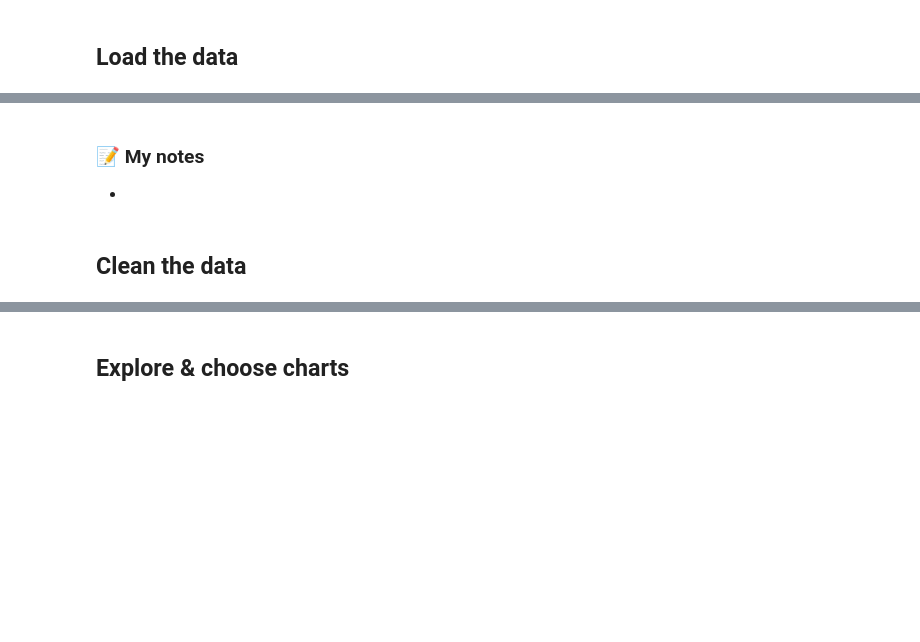
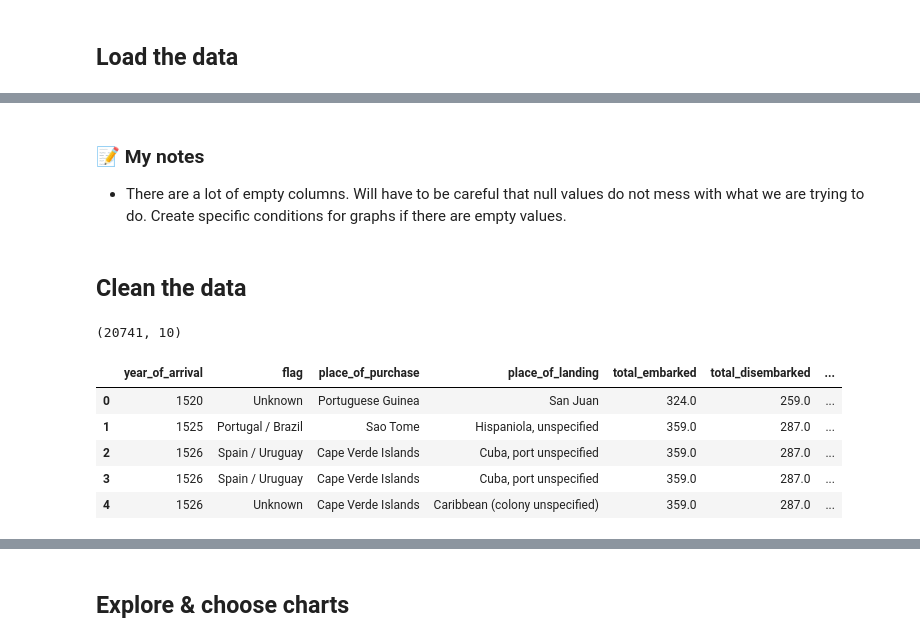
Before and after one commit to lswiggett/DH-Advanced-Technique1, a Jupyter notebook: notebooks/06_my_dashboard.ipynb, the cells around one changed output, grey strips where cells are left out. Cells and saved outputs as stored; diff of their text form; code cells hidden in the pictures; blank space fills up the shorter version.

```diff
--- a/notebooks/06_my_dashboard.ipynb
+++ b/notebooks/06_my_dashboard.ipynb
@@ -20,9 +55,27 @@
 # %% [markdown]
 ### 📝 My notes
--
+- There are a lot of empty columns. Will have to be careful that null values do not mess with what we are trying to do. Create specific conditions for graphs if there are empty values.
 # %% [markdown]
 ## Clean the data
 # %%
-# Clean / reshape the data here
+# Keep only the columns the dashboard uses, and label missing flags
+columns = ['year_of_arrival', 'flag', 'place_of_purchase', 'place_of_landing',
+           'total_embarked', 'total_disembarked',
+           'percent_women', 'percent_children', 'percent_men', 'resistance_label']
+voyages = raw[columns].copy()
+voyages['flag'] = voyages['flag'].fillna('Unknown')
+
+# Save a smaller copy next to the app so Render can find it
+voyages.to_csv("../my_dashboard/voyages.csv", index=False)
+print(voyages.shape)
+voyages.head()
+# %% [output]
+(20741, 10)
+|  | year_of_arrival | flag | place_of_purchase | place_of_landing | total_embarked | total_disembarked | ... |
+| 0 | 1520 | Unknown | Portuguese Guinea | San Juan | 324.0 | 259.0 | ... |
+| 1 | 1525 | Portugal / Brazil | Sao Tome | Hispaniola, unspecified | 359.0 | 287.0 | ... |
+| 2 | 1526 | Spain / Uruguay | Cape Verde Islands | Cuba, port unspecified | 359.0 | 287.0 | ... |
+| 3 | 1526 | Spain / Uruguay | Cape Verde Islands | Cuba, port unspecified | 359.0 | 287.0 | ... |
+| 4 | 1526 | Unknown | Cape Verde Islands | Caribbean (colony unspecified) | 359.0 | 287.0 | ... |
 # %% [markdown]
 ### 📝 My notes
```
Also changed, not shown: parts of 19 cells of this notebook, 8 other files.
